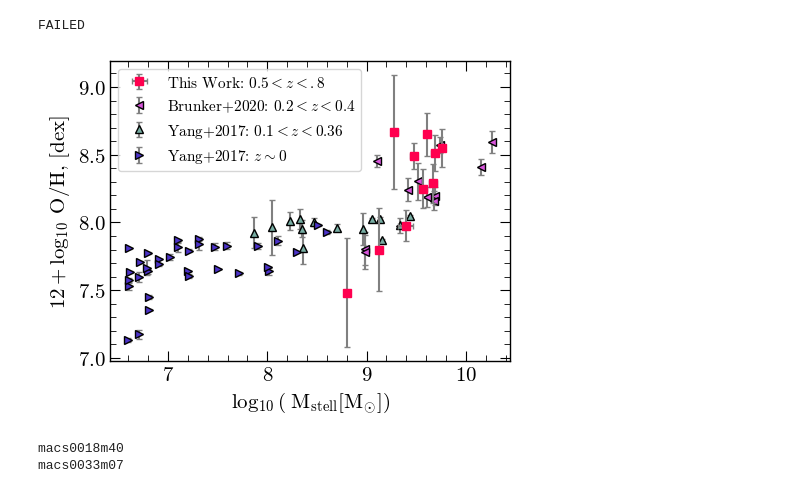
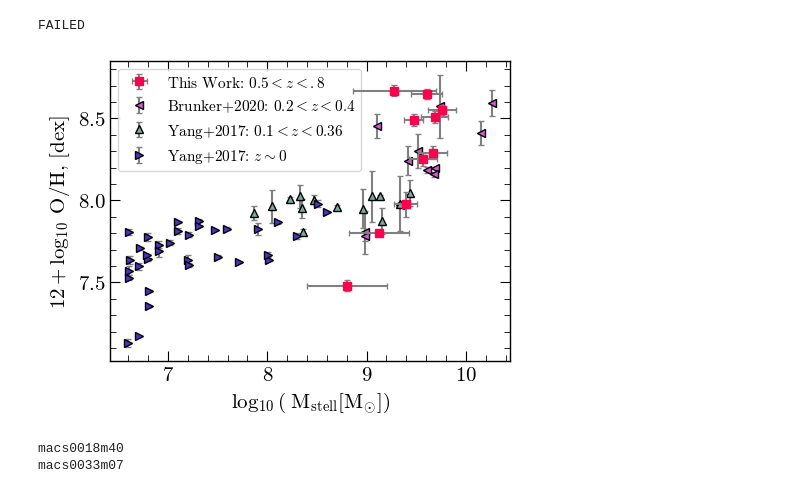
Before and after one commit to 0hardytom/eelgs, a Jupyter notebook: notebooks/epiph/week1/cigale_check.ipynb, the cells around one changed output. Saved outputs shown, nothing was run; the diff lists cells and outputs as text; code cells hidden in the pictures.

Commit message:
more plots pre-imprs

```diff
--- a/notebooks/epiph/week1/cigale_check.ipynb
+++ b/notebooks/epiph/week1/cigale_check.ipynb
@@ -227,7 +227,7 @@ fig, ax = pf.create_plot()
 
 mask = peas_final_new['z']>0.5
 sc = ax.errorbar(peas_final_new['logmstellar'][mask],peas_final_new['Z_dir_gen'][mask],
-                yerr = peas_final_new['logmstellar_err'][mask], xerr=peas_final_new['Z_dir_gen_err'][mask],
+                xerr = peas_final_new['logmstellar_err'][mask], yerr=peas_final_new['Z_dir_gen_err'][mask],
                 capsize=2, ecolor='gray', fmt='s', color='#ff004f',  label=r'This Work: $0.5<z<.8$', zorder=50)
 
 brunkerPeas = ascii.read('brunkerPeas.csv')
@@ -235,34 +235,34 @@ brunkerPeas = ascii.read('brunkerPeas.csv')
 
 ax.errorbar(brunkerPeas['x'], brunkerPeas['y'], mfc="#d856db", fmt='<',
             label=r'Brunker+2020: $0.2<z<0.4$', mec='k', yerr=np.abs(np.random.normal(0,0.08,size=len(brunkerPeas['y']))),
             ecolor='grey', capsize=2)
 
 
 yangBlues = ascii.read('yangPs.csv')
 # ax.scatter(yangBlues['x'], yangBlues['y'], color="#77aca2", marker='^', label=r'Yang+2017: $0.1<z<0.36$', edgecolors='k')
 
 ax.errorbar(yangBlues['x'], yangBlues['y'], mfc="#77aca2", fmt='^',
             label=r'Yang+2017: $0.1<z<0.36$', mec='k', yerr=np.abs(np.random.normal(0,0.08,size=len(yangBlues['y']))),
             ecolor='grey', capsize=2)
 
 yangPeas = ascii.read('yangBlues.csv')
 # ax.scatter(yangPeas['x'], yangPeas['y'], color="#4c33c8", marker='>', label=r'Yang+2017: $z\sim0$', edgecolors='k')
 
 ax.errorbar(yangPeas['x'], yangPeas['y'], mfc="#4c33c8", fmt='>',
             label=r'Yang+2017: $z\sim0$', mec='k', yerr=np.abs(np.random.normal(0,0.02,size=len(yangPeas['y']))),
             ecolor='grey', capsize=2)
 
 # fig.legend(bbox_to_anchor=(1, 1.5))
 ax.legend(fontsize=11)
 
 ax.set_ylabel(r'$12+\log_{10}\;$O/H, [dex]')
 ax.set_xlabel(r'$\log_{10}(\;\mathrm{M}_{\mathrm{stell}} [\mathrm{M}_{\odot}])$')
 
 pf.fix_plot([ax])
 
 fig.savefig(f'figs/massmet.png', dpi=600, bbox_inches='tight')
 # %% [output]
-[figure, old version]
+[figure, new version]
 # %%
 # indices = np.random.random_integers(0,len(peas_final_new['object_id']), size=3)
 peas_final_new.sort('oiii5007_flux')
```
Also changed, not shown: parts of 1 cell of this notebook, 3 other files.
